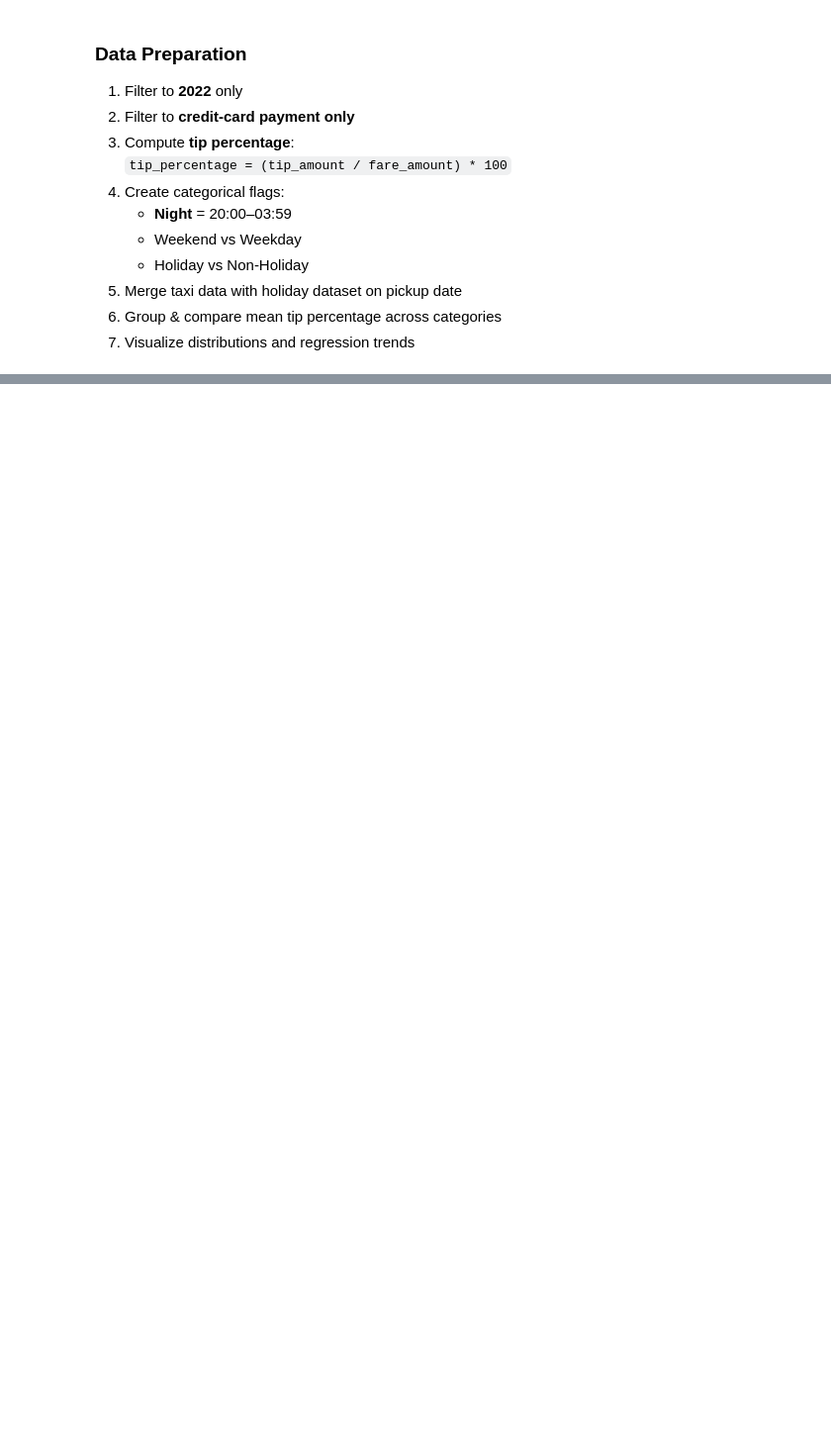
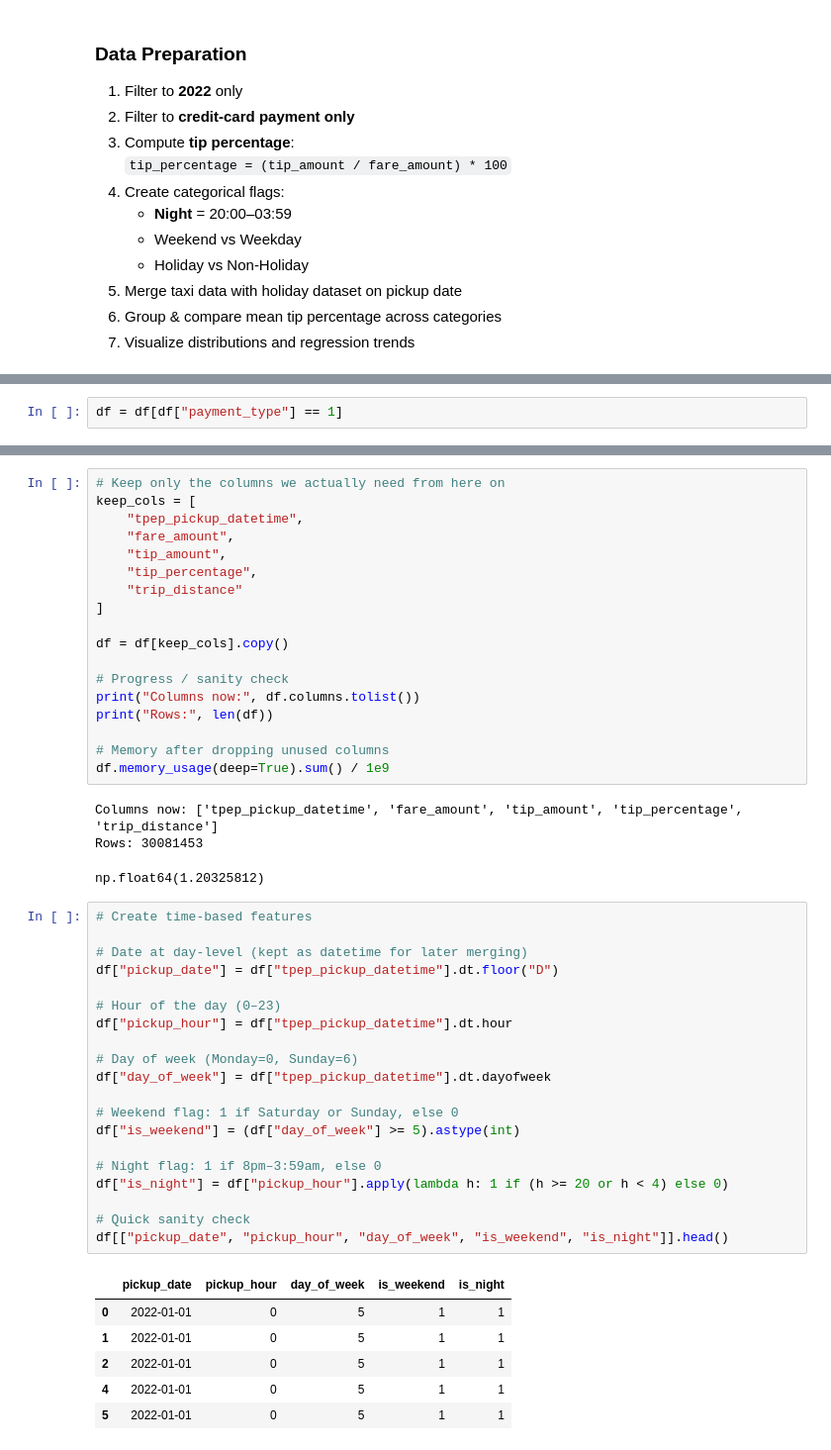
Before and after one commit to mf3659/mf3659.githum.io, a Jupyter notebook: project3.ipynb, the cells around one changed output, grey strips where cells are left out. Shown at 99% size. Cells and saved outputs as stored; diff of their text form; blank space fills up the shorter version.

```diff
--- a/project3.ipynb
+++ b/project3.ipynb
@@ -40,0 +129,2 @@ compared to daytime, weekdays, and non-holiday trips.
+# %%
+df = df[df["payment_type"] == 1]
@@ -40,0 +168,49 @@ compared to daytime, weekdays, and non-holiday trips.
+# %%
+# Keep only the columns we actually need from here on
+keep_cols = [
+    "tpep_pickup_datetime",
+    "fare_amount",
+    "tip_amount",
+    "tip_percentage",
+    "trip_distance"
+]
+
+df = df[keep_cols].copy()
+
+# Progress / sanity check
+print("Columns now:", df.columns.tolist())
+print("Rows:", len(df))
+
+# Memory after dropping unused columns
+df.memory_usage(deep=True).sum() / 1e9
+# %% [output]
+Columns now: ['tpep_pickup_datetime', 'fare_amount', 'tip_amount', 'tip_percentage', 'trip_distance']
+Rows: 30081453
+np.float64(1.20325812)
+# %%
+# Create time-based features
+
+# Date at day-level (kept as datetime for later merging)
+df["pickup_date"] = df["tpep_pickup_datetime"].dt.floor("D")
+
+# Hour of the day (0–23)
+df["pickup_hour"] = df["tpep_pickup_datetime"].dt.hour
+
+# Day of week (Monday=0, Sunday=6)
+df["day_of_week"] = df["tpep_pickup_datetime"].dt.dayofweek
+
+# Weekend flag: 1 if Saturday or Sunday, else 0
+df["is_weekend"] = (df["day_of_week"] >= 5).astype(int)
+
+# Night flag: 1 if 8pm–3:59am, else 0
+df["is_night"] = df["pickup_hour"].apply(lambda h: 1 if (h >= 20 or h < 4) else 0)
+
+# Quick sanity check
+df[["pickup_date", "pickup_hour", "day_of_week", "is_weekend", "is_night"]].head()
+# %% [output]
+|  | pickup_date | pickup_hour | day_of_week | is_weekend | is_night |
+| 0 | 2022-01-01 | 0 | 5 | 1 | 1 |
+| 1 | 2022-01-01 | 0 | 5 | 1 | 1 |
+| 2 | 2022-01-01 | 0 | 5 | 1 | 1 |
+| 4 | 2022-01-01 | 0 | 5 | 1 | 1 |
+| 5 | 2022-01-01 | 0 | 5 | 1 | 1 |
```
Also changed, not shown: parts of 27 cells of this notebook.
